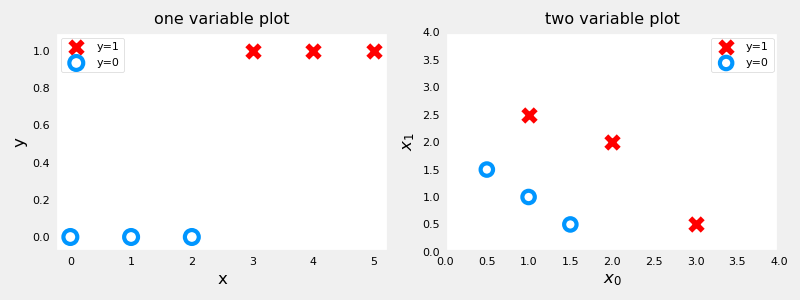
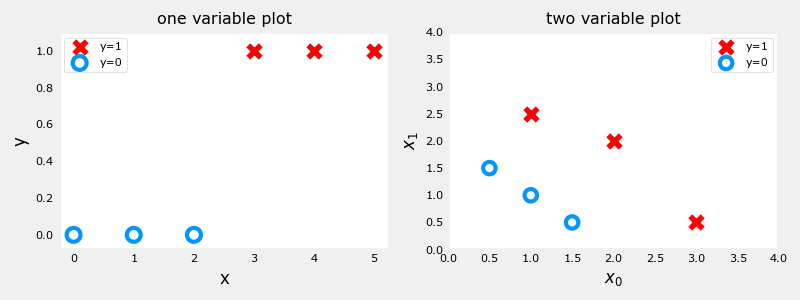
Code edit (unified diff) that turned the first committed figure into the second:
--- before
+++ after
@@ -2,22 +2,30 @@
 neg = y_train == 0
 
-fig,ax = plt.subplots(1,2,figsize=(8,3))
-#plot 1, single variable
-ax[0].scatter(x_train[pos], y_train[pos], marker='x', s=80, c = 'red', label="y=1")
-ax[0].scatter(x_train[neg], y_train[neg], marker='o', s=100, label="y=0", facecolors='none', 
-              edgecolors=dlc["dlblue"],lw=3)
+fig, ax = plt.subplots(1, 2, figsize=(8, 3))
+# plot 1, single variable
+ax[0].scatter(x_train[pos], y_train[pos], marker="x", s=80, c="red", label="y=1")
+ax[0].scatter(
+    x_train[neg],
+    y_train[neg],
+    marker="o",
+    s=100,
+    label="y=0",
+    facecolors="none",
+    edgecolors=dlc["dlblue"],
+    lw=3,
+)
 
-ax[0].set_ylim(-0.08,1.1)
-ax[0].set_ylabel('y', fontsize=12)
-ax[0].set_xlabel('x', fontsize=12)
-ax[0].set_title('one variable plot')
+ax[0].set_ylim(-0.08, 1.1)
+ax[0].set_ylabel("y", fontsize=12)
+ax[0].set_xlabel("x", fontsize=12)
+ax[0].set_title("one variable plot")
 ax[0].legend()
 
-#plot 2, two variables
+# plot 2, two variables
 plot_data(X_train2, y_train2, ax[1])
 ax[1].axis([0, 4, 0, 4])
-ax[1].set_ylabel('$x_1$', fontsize=12)
-ax[1].set_xlabel('$x_0$', fontsize=12)
-ax[1].set_title('two variable plot')
+ax[1].set_ylabel("$x_1$", fontsize=12)
+ax[1].set_xlabel("$x_0$", fontsize=12)
+ax[1].set_title("two variable plot")
 ax[1].legend()
 plt.tight_layout()

Commit: C1 week3 完结！